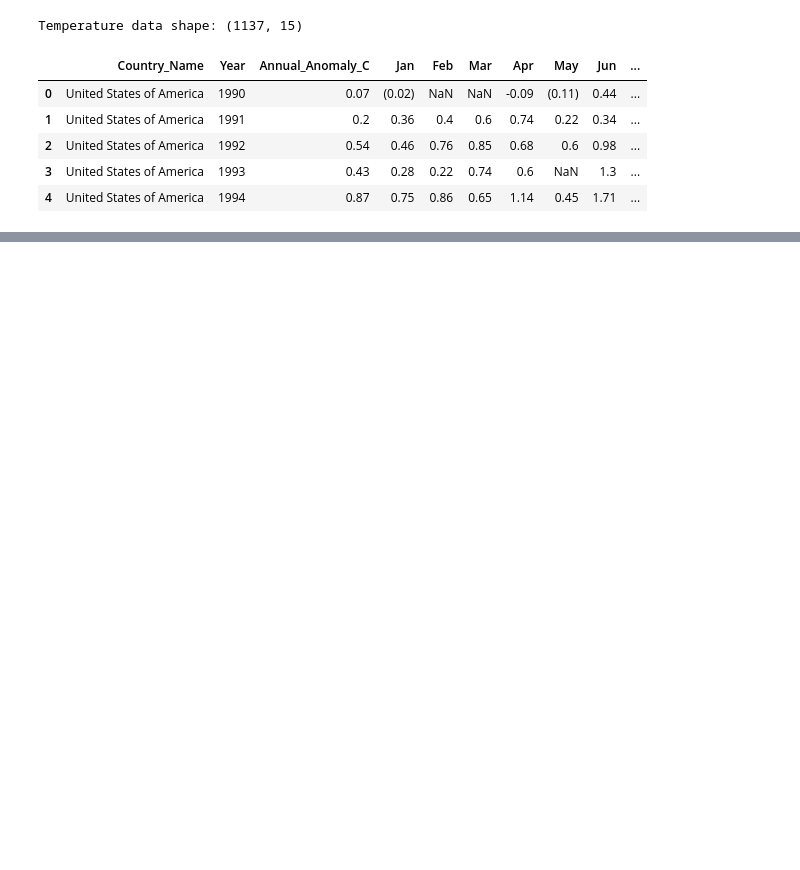
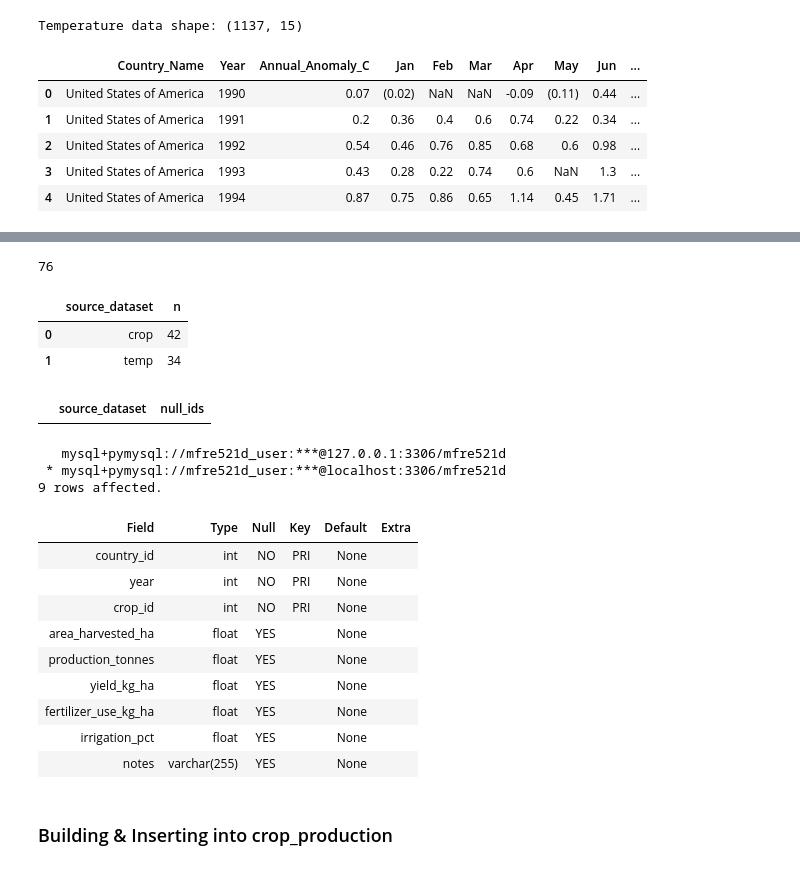
Before and after one commit to clareubc/521d_assignment, a Jupyter notebook: notebooks/assignment1.ipynb, the cells around one changed output, grey strips where cells are left out. Drawn from its saved outputs; the diff is of its cells as text; code cells hidden in the pictures; blank space fills up the shorter version.

```diff
--- a/notebooks/assignment1.ipynb
+++ b/notebooks/assignment1.ipynb
@@ -219,0 +913,63 @@ Temperature data shape: (1137, 15)
+# %%
+# inserting country_name_mapping into MySQL
+
+mapping_crop_small = mapping_crop[
+    ["source_dataset", "source_country_name", "country_id"]
+].copy()
+mapping_temp_small = mapping_temp[
+    ["source_dataset", "source_country_name", "country_id"]
+].copy()
+
+country_name_mapping_df = pd.concat(
+    [mapping_crop_small, mapping_temp_small], ignore_index=True
+).drop_duplicates(subset=["source_dataset", "source_country_name"])
+
+country_name_mapping_df.to_sql(
+    "country_name_mapping", con=engine, if_exists="append", index=False
+)
+# %% [output]
+76
+# %%
+# checking how many entries from crop dataset & temp dataset
+
+pd.read_sql(
+    "SELECT source_dataset, COUNT(*) AS n FROM country_name_mapping GROUP BY source_dataset;",
+    engine,
+)
+# %% [output]
+|  | source_dataset | n |
+| 0 | crop | 42 |
+| 1 | temp | 34 |
+# %%
+# checking no NULL country_id rows inserted
+
+pd.read_sql(
+    """
+SELECT source_dataset, COUNT(*) AS null_ids
+FROM country_name_mapping
+WHERE country_id IS NULL
+GROUP BY source_dataset;
+""",
+    engine,
+)
+# %% [output]
+|  | source_dataset | null_ids |
+# %%
+%%sql
+DESCRIBE crop_production;
+# %% [output]
+   mysql+pymysql://mfre521d_user:***@127.0.0.1:3306/mfre521d
+ * mysql+pymysql://mfre521d_user:***@localhost:3306/mfre521d
+9 rows affected.
+| Field | Type | Null | Key | Default | Extra |
+| country_id | int | NO | PRI | None |  |
+| year | int | NO | PRI | None |  |
+| crop_id | int | NO | PRI | None |  |
+| area_harvested_ha | float | YES |  | None |  |
+| production_tonnes | float | YES |  | None |  |
+| yield_kg_ha | float | YES |  | None |  |
+| fertilizer_use_kg_ha | float | YES |  | None |  |
+| irrigation_pct | float | YES |  | None |  |
+| notes | varchar(255) | YES |  | None |  |
+# %% [markdown]
+### Building & Inserting into crop_production
```
Also changed, not shown: parts of 56 cells of this notebook.
